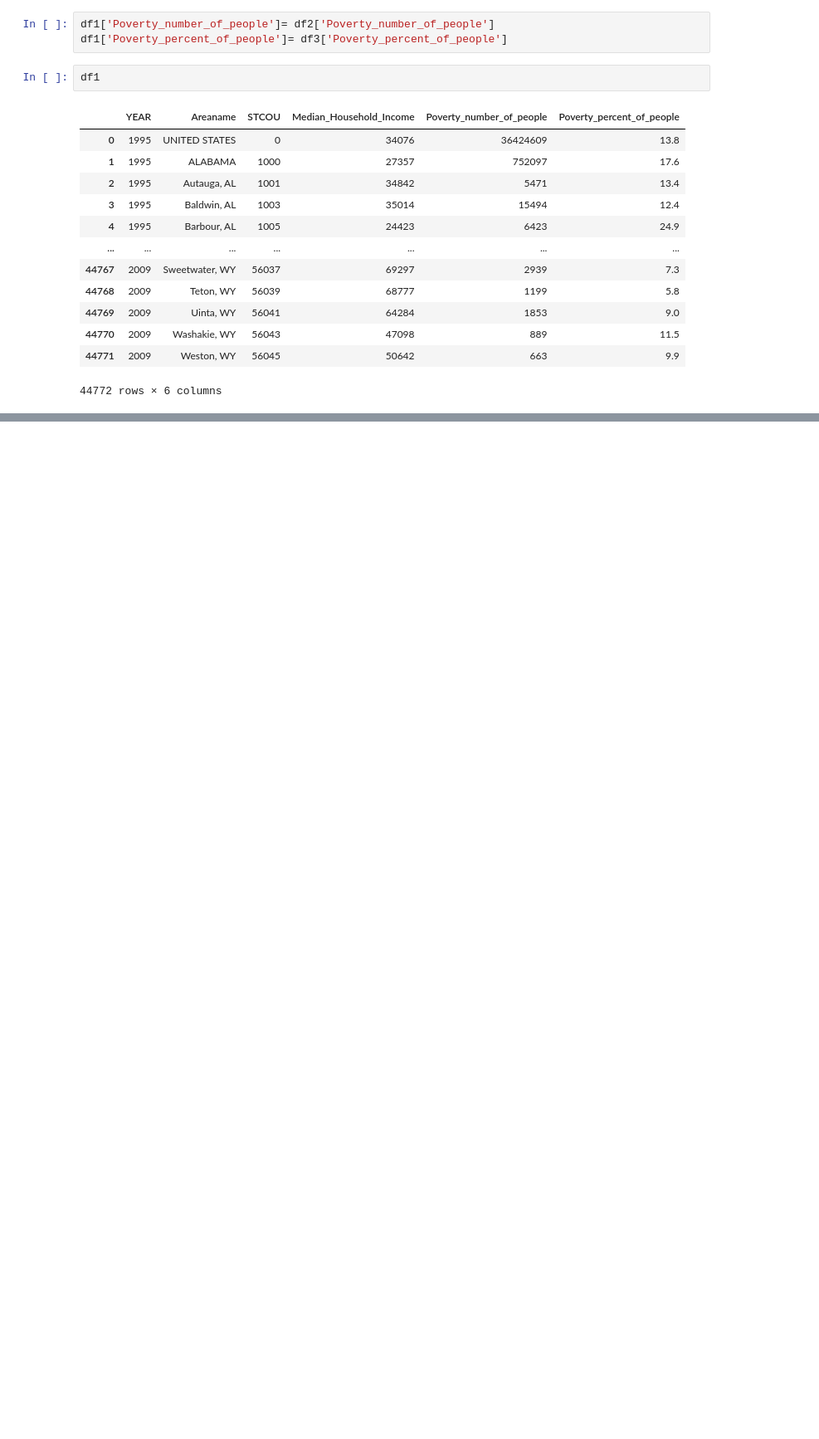
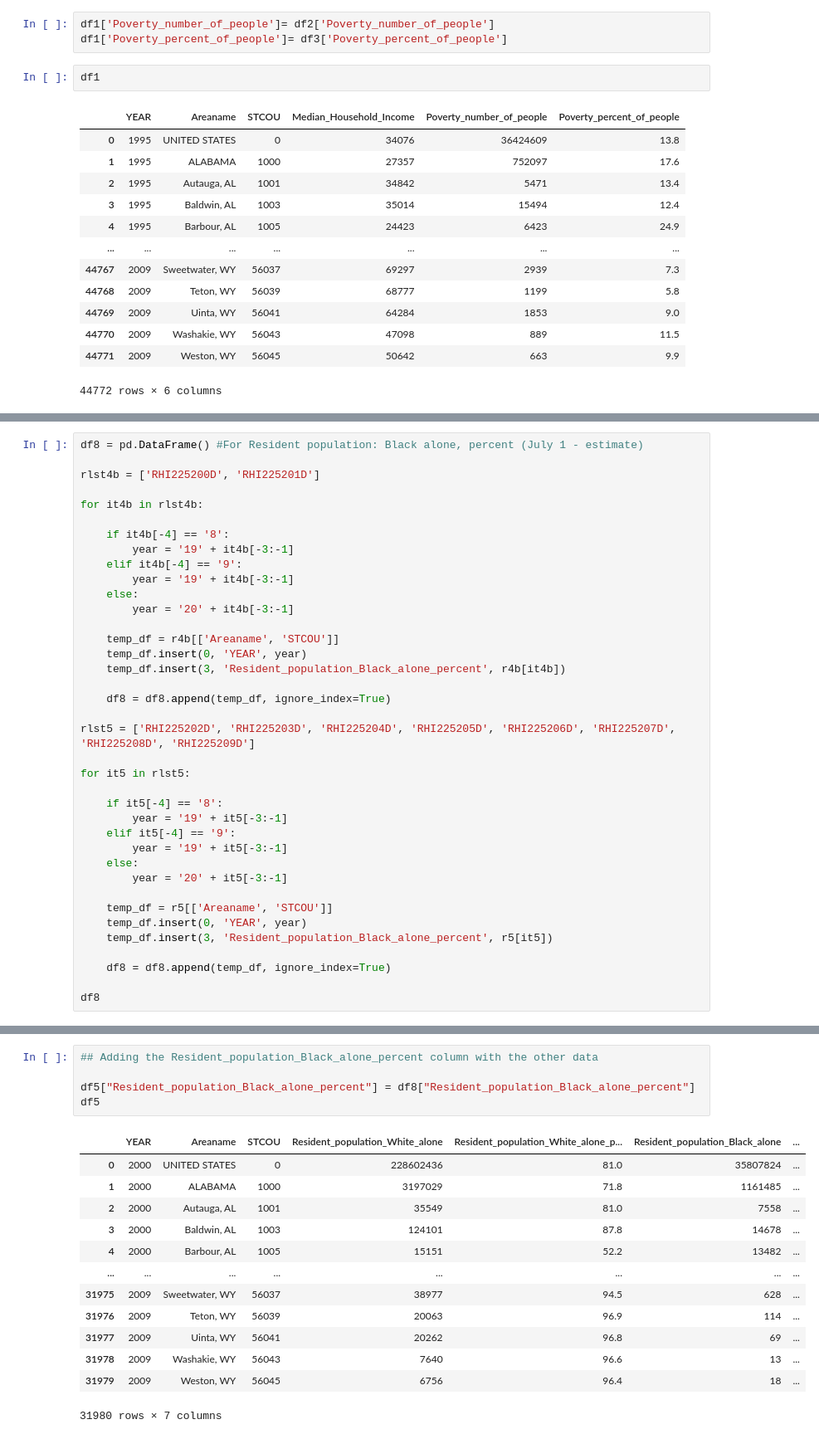
Before and after one commit to ncsa/CPRHD_WNV_GI, a Jupyter notebook: WNV-SocioEconomicFeatures-Vinu.ipynb, the cells around one changed output, grey strips where cells are left out. Shown at 83% size. Drawn from its saved outputs; the diff is of its cells as text; blank space fills up the shorter version.

```diff
--- a/WNV-SocioEconomicFeatures-Vinu.ipynb
+++ b/WNV-SocioEconomicFeatures-Vinu.ipynb
@@ -563,0 +1424,38 @@ cook_se.to_csv('cook_se.csv', index=False)
+# %%
+df8 = pd.DataFrame() #For Resident population: Black alone, percent (July 1 - estimate)
+
+rlst4b = ['RHI225200D', 'RHI225201D']
+
+for it4b in rlst4b:
+
+    if it4b[-4] == '8':
+        year = '19' + it4b[-3:-1]
+    elif it4b[-4] == '9':
+        year = '19' + it4b[-3:-1]
+    else:
+        year = '20' + it4b[-3:-1]
+
+    temp_df = r4b[['Areaname', 'STCOU']]
+    temp_df.insert(0, 'YEAR', year)
+    temp_df.insert(3, 'Resident_population_Black_alone_percent', r4b[it4b])
+
+    df8 = df8.append(temp_df, ignore_index=True)
+
+rlst5 = ['RHI225202D', 'RHI225203D', 'RHI225204D', 'RHI225205D', 'RHI225206D', 'RHI225207D', 'RHI225208D', 'RHI225209D']
+
+for it5 in rlst5:
+
+    if it5[-4] == '8':
+        year = '19' + it5[-3:-1]
+    elif it5[-4] == '9':
+        year = '19' + it5[-3:-1]
+    else:
+        year = '20' + it5[-3:-1]
+
+    temp_df = r5[['Areaname', 'STCOU']]
+    temp_df.insert(0, 'YEAR', year)
+    temp_df.insert(3, 'Resident_population_Black_alone_percent', r5[it5])
+
+    df8 = df8.append(temp_df, ignore_index=True)
+
+df8
@@ -563,0 +1476,19 @@ cook_se.to_csv('cook_se.csv', index=False)
+# %%
+## Adding the Resident_population_Black_alone_percent column with the other data
+
+df5["Resident_population_Black_alone_percent"] = df8["Resident_population_Black_alone_percent"]
+df5
+# %% [output]
+|  | YEAR | Areaname | STCOU | Resident_population_White_alone | Resident_population_White_alone_p... | Resident_population_Black_alone | ... |
+| 0 | 2000 | UNITED STATES | 0 | 228602436 | 81.0 | 35807824 | ... |
+| 1 | 2000 | ALABAMA | 1000 | 3197029 | 71.8 | 1161485 | ... |
+| 2 | 2000 | Autauga, AL | 1001 | 35549 | 81.0 | 7558 | ... |
+| 3 | 2000 | Baldwin, AL | 1003 | 124101 | 87.8 | 14678 | ... |
+| 4 | 2000 | Barbour, AL | 1005 | 15151 | 52.2 | 13482 | ... |
+| ... | ... | ... | ... | ... | ... | ... | ... |
+| 31975 | 2009 | Sweetwater, WY | 56037 | 38977 | 94.5 | 628 | ... |
+| 31976 | 2009 | Teton, WY | 56039 | 20063 | 96.9 | 114 | ... |
+| 31977 | 2009 | Uinta, WY | 56041 | 20262 | 96.8 | 69 | ... |
+| 31978 | 2009 | Washakie, WY | 56043 | 7640 | 96.6 | 13 | ... |
+| 31979 | 2009 | Weston, WY | 56045 | 6756 | 96.4 | 18 | ... |
+31980 rows × 7 columns
```
Also changed, not shown: parts of 73 cells of this notebook.
